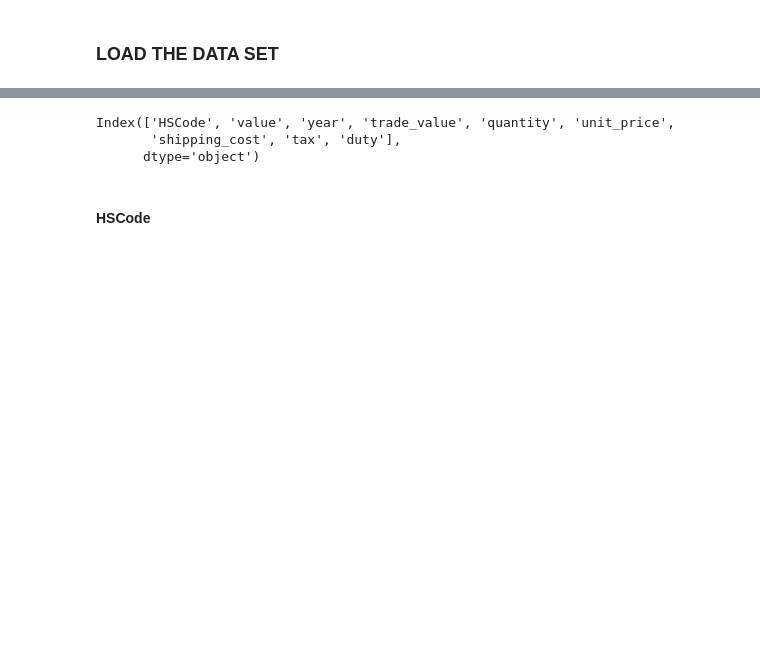
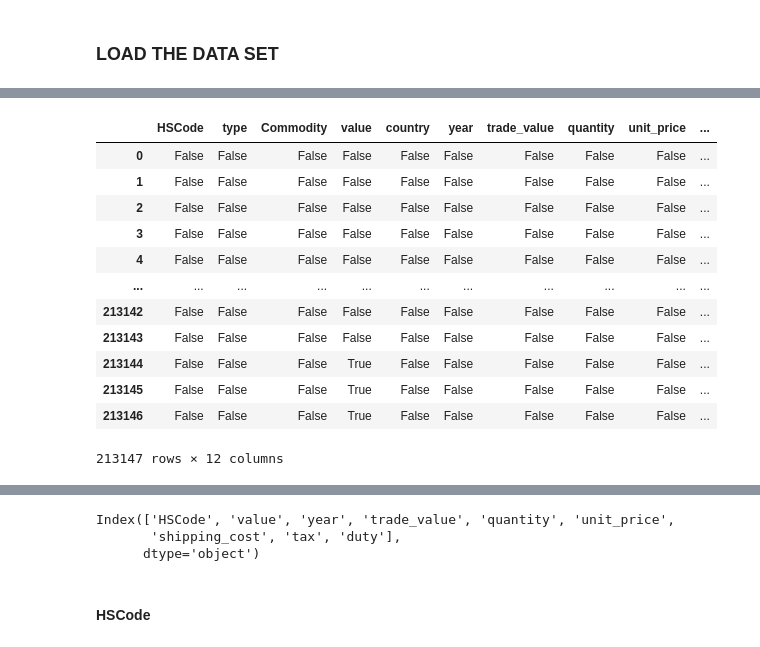
Before and after one commit to max-programming/code-unnati-data-analysis-project, a Jupyter notebook: src/Data_Analytics_On_Import_Export_Data.ipynb, the cells around one changed output, grey strips where cells are left out. Cells and saved outputs as stored; diff of their text form; code cells hidden in the pictures; blank space fills up the shorter version.

```diff
--- a/src/Data_Analytics_On_Import_Export_Data.ipynb
+++ b/src/Data_Analytics_On_Import_Export_Data.ipynb
@@ -19,0 +92,18 @@ df_trade_data = pd.read_csv('trade_data.csv')
+# %%
+# Null value handling
+# Show the count of null records in the data
+df_trade_data.isnull()
+# %% [output]
+|  | HSCode | type | Commodity | value | country | year | trade_value | quantity | unit_price | ... |
+| 0 | False | False | False | False | False | False | False | False | False | ... |
+| 1 | False | False | False | False | False | False | False | False | False | ... |
+| 2 | False | False | False | False | False | False | False | False | False | ... |
+| 3 | False | False | False | False | False | False | False | False | False | ... |
+| 4 | False | False | False | False | False | False | False | False | False | ... |
+| ... | ... | ... | ... | ... | ... | ... | ... | ... | ... | ... |
+| 213142 | False | False | False | False | False | False | False | False | False | ... |
+| 213143 | False | False | False | False | False | False | False | False | False | ... |
+| 213144 | False | False | False | True | False | False | False | False | False | ... |
+| 213145 | False | False | False | True | False | False | False | False | False | ... |
+| 213146 | False | False | False | True | False | False | False | False | False | ... |
+213147 rows × 12 columns
```
Also changed, not shown: parts of 41 cells of this notebook.
